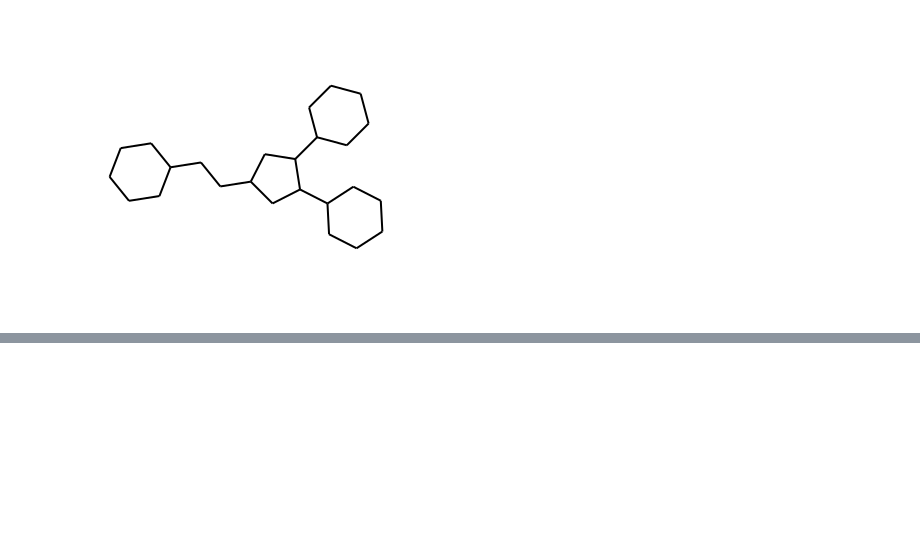
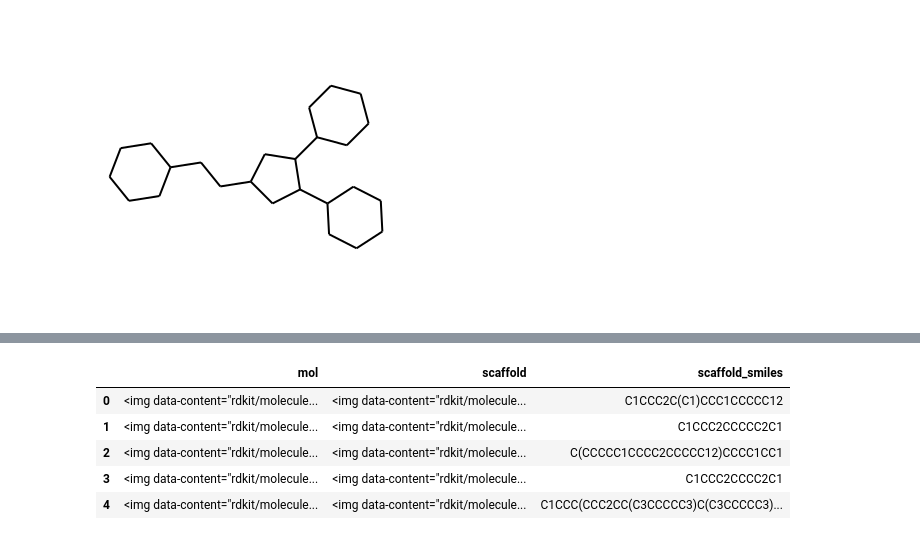
Before and after one commit to lich-uct/cdd2022, a Jupyter notebook: zoubkovm/cviko9.ipynb, the cells around one changed output, grey strips where cells are left out. Saved outputs shown, nothing was run; the diff lists cells and outputs as text; code cells hidden in the pictures; blank space fills up the shorter version.

```diff
--- a/zoubkovm/cviko9.ipynb
+++ b/zoubkovm/cviko9.ipynb
@@ -324,0 +377,5 @@ Draw.MolToImage(m)
+# %%
+ligands['scaffold'] = ligands['mol'].apply(mol2scaffold)
+ligands['scaffold_smiles'] = ligands['scaffold'].apply(lambda x: Chem.MolToSmiles(x))
+HTML(ligands_scaffolds[['scaffold', 'scaffold_mol']].head(20).to_html(
+    formatters={'scaffold_mol': mol2display_png}, escape=False))
@@ -324,0 +501,9 @@ Draw.MolToImage(m)
+# %%
+ligands.head()
+# %% [output]
+|  | mol | scaffold | scaffold_smiles |
+| 0 | <img data-content="rdkit/molecule... | <img data-content="rdkit/molecule... | C1CCC2C(C1)CCC1CCCCC12 |
+| 1 | <img data-content="rdkit/molecule... | <img data-content="rdkit/molecule... | C1CCC2CCCCC2C1 |
+| 2 | <img data-content="rdkit/molecule... | <img data-content="rdkit/molecule... | C(CCCCC1CCCC2CCCCC12)CCCC1CC1 |
+| 3 | <img data-content="rdkit/molecule... | <img data-content="rdkit/molecule... | C1CCC2CCCC2C1 |
+| 4 | <img data-content="rdkit/molecule... | <img data-content="rdkit/molecule... | C1CCC(CCC2CC(C3CCCCC3)C(C3CCCCC3)... |
```
Also changed, not shown: parts of 24 cells of this notebook.
